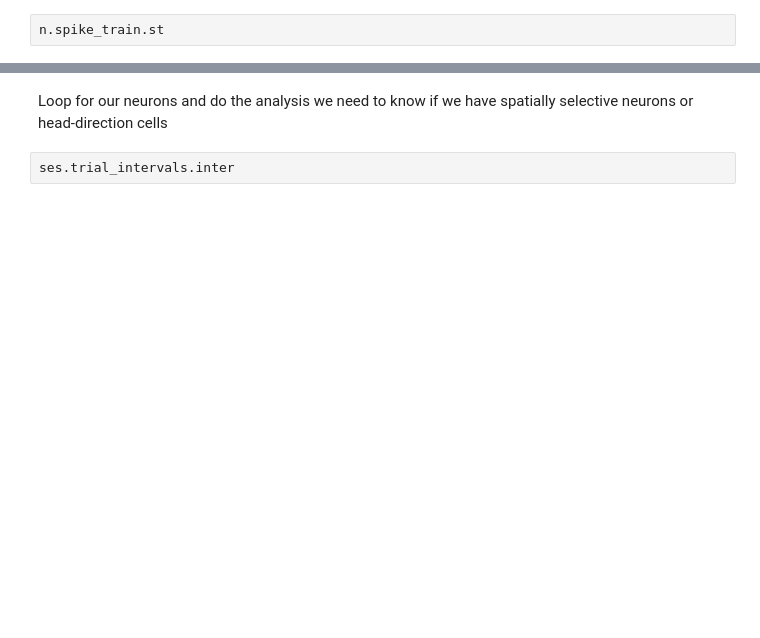
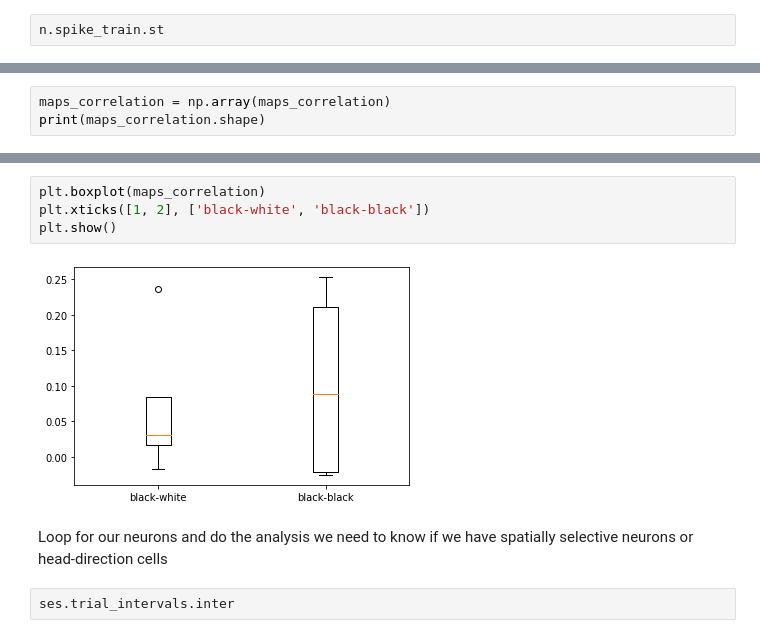
Before and after one commit to kevin-allen/spikeA, a Jupyter notebook: docs_notebooks/cell_overview_one_trial_polarplot-waveform.ipynb, the cells around one changed output, grey strips where cells are left out. Saved outputs shown, nothing was run; the diff lists cells and outputs as text; blank space fills up the shorter version.

```diff
--- a/docs_notebooks/cell_overview_one_trial_polarplot-waveform.ipynb
+++ b/docs_notebooks/cell_overview_one_trial_polarplot-waveform.ipynb
@@ -619,0 +824,3 @@ for i, n in enumerate(cg.neuron_list):
+# %%
+maps_correlation = np.array(maps_correlation)
+print(maps_correlation.shape)
@@ -620,3 +836,9 @@ for i, n in enumerate(cg.neuron_list):
+# %%
+plt.boxplot(maps_correlation)
+plt.xticks([1, 2], ['black-white', 'black-black'])
+plt.show()
+# %% [output]
+[figure, added]
 # %% [markdown]
 Loop for our neurons and do the analysis we need to know if we have spatially selective neurons or head-direction cells
 # %%
```
Also changed, not shown: parts of 42 cells of this notebook, 2 other files.
